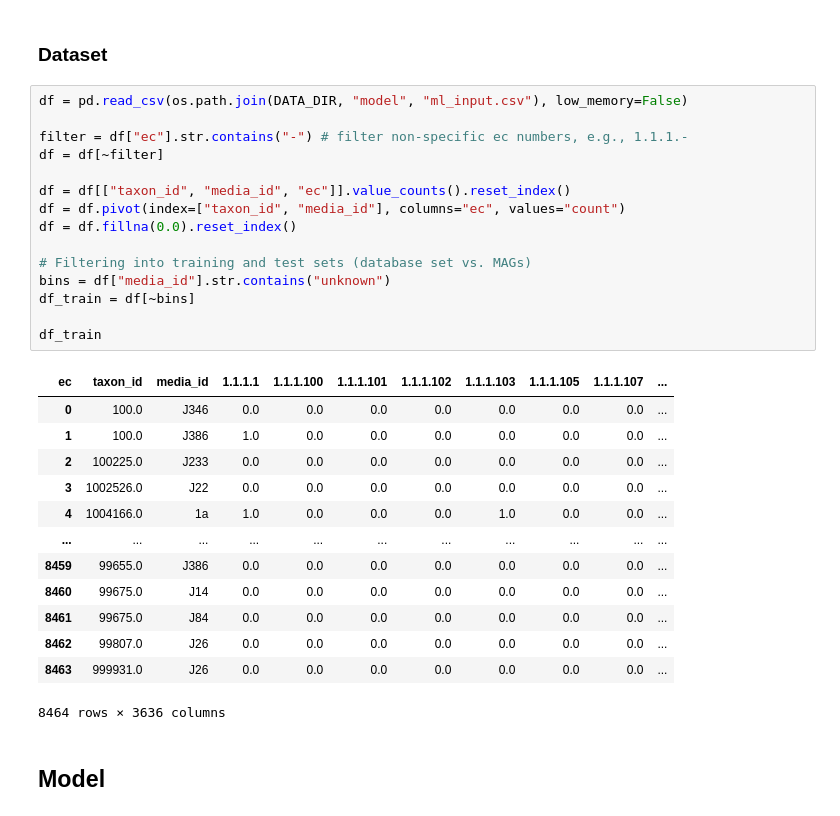
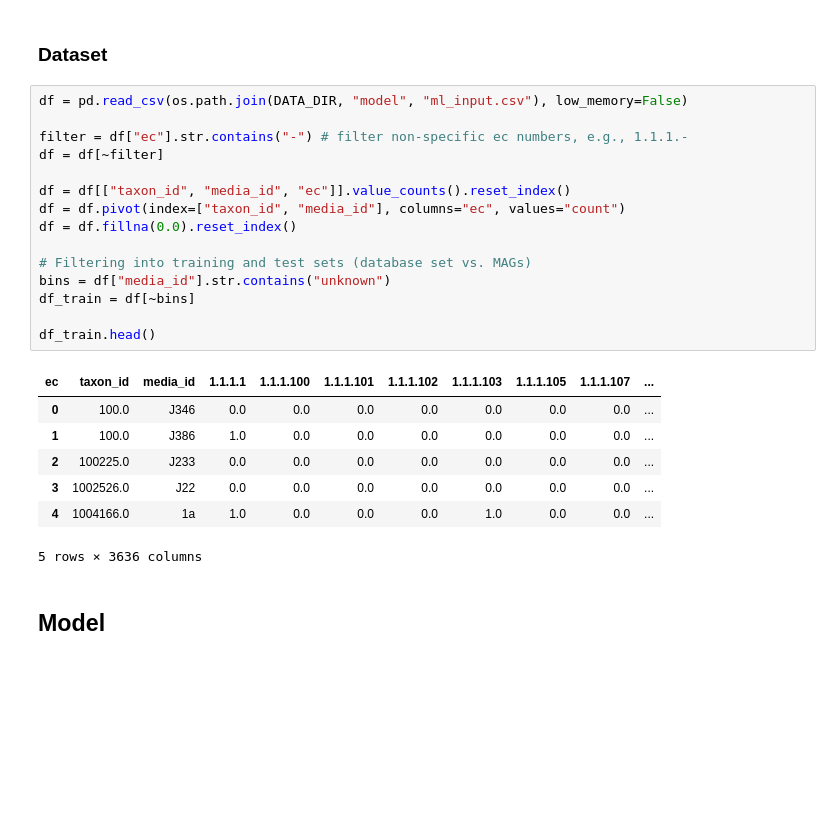
Before and after one commit to giovannellilab/media-prediction, a Jupyter notebook: notebooks/04-Model-Eval.ipynb, the cells around one changed output. Drawn from its saved outputs; the diff is of its cells as text; blank space fills up the shorter version.

```diff
--- a/notebooks/04-Model-Eval.ipynb
+++ b/notebooks/04-Model-Eval.ipynb
@@ -35,32 +35,26 @@ import plotly.graph_objects as go
 # %%
 df = pd.read_csv(os.path.join(DATA_DIR, "model", "ml_input.csv"), low_memory=False)
 
 filter = df["ec"].str.contains("-") # filter non-specific ec numbers, e.g., 1.1.1.-
 df = df[~filter]
 
 df = df[["taxon_id", "media_id", "ec"]].value_counts().reset_index()
 df = df.pivot(index=["taxon_id", "media_id"], columns="ec", values="count")
 df = df.fillna(0.0).reset_index()
 
 # Filtering into training and test sets (database set vs. MAGs)
 bins = df["media_id"].str.contains("unknown")
 df_train = df[~bins]
 
-df_train
+df_train.head()
 # %% [output]
 | ec | taxon_id | media_id | 1.1.1.1 | 1.1.1.100 | 1.1.1.101 | 1.1.1.102 | 1.1.1.103 | 1.1.1.105 | 1.1.1.107 | ... |
 | 0 | 100.0 | J346 | 0.0 | 0.0 | 0.0 | 0.0 | 0.0 | 0.0 | 0.0 | ... |
 | 1 | 100.0 | J386 | 1.0 | 0.0 | 0.0 | 0.0 | 0.0 | 0.0 | 0.0 | ... |
 | 2 | 100225.0 | J233 | 0.0 | 0.0 | 0.0 | 0.0 | 0.0 | 0.0 | 0.0 | ... |
 | 3 | 1002526.0 | J22 | 0.0 | 0.0 | 0.0 | 0.0 | 0.0 | 0.0 | 0.0 | ... |
 | 4 | 1004166.0 | 1a | 1.0 | 0.0 | 0.0 | 0.0 | 1.0 | 0.0 | 0.0 | ... |
-| ... | ... | ... | ... | ... | ... | ... | ... | ... | ... | ... |
-| 8459 | 99655.0 | J386 | 0.0 | 0.0 | 0.0 | 0.0 | 0.0 | 0.0 | 0.0 | ... |
-| 8460 | 99675.0 | J14 | 0.0 | 0.0 | 0.0 | 0.0 | 0.0 | 0.0 | 0.0 | ... |
-| 8461 | 99675.0 | J84 | 0.0 | 0.0 | 0.0 | 0.0 | 0.0 | 0.0 | 0.0 | ... |
-| 8462 | 99807.0 | J26 | 0.0 | 0.0 | 0.0 | 0.0 | 0.0 | 0.0 | 0.0 | ... |
-| 8463 | 999931.0 | J26 | 0.0 | 0.0 | 0.0 | 0.0 | 0.0 | 0.0 | 0.0 | ... |
-8464 rows × 3636 columns
+5 rows × 3636 columns
 # %% [markdown]
 ## Model
 # %% [markdown]
```
Also changed, not shown: parts of 19 cells of this notebook, 1 other file.
